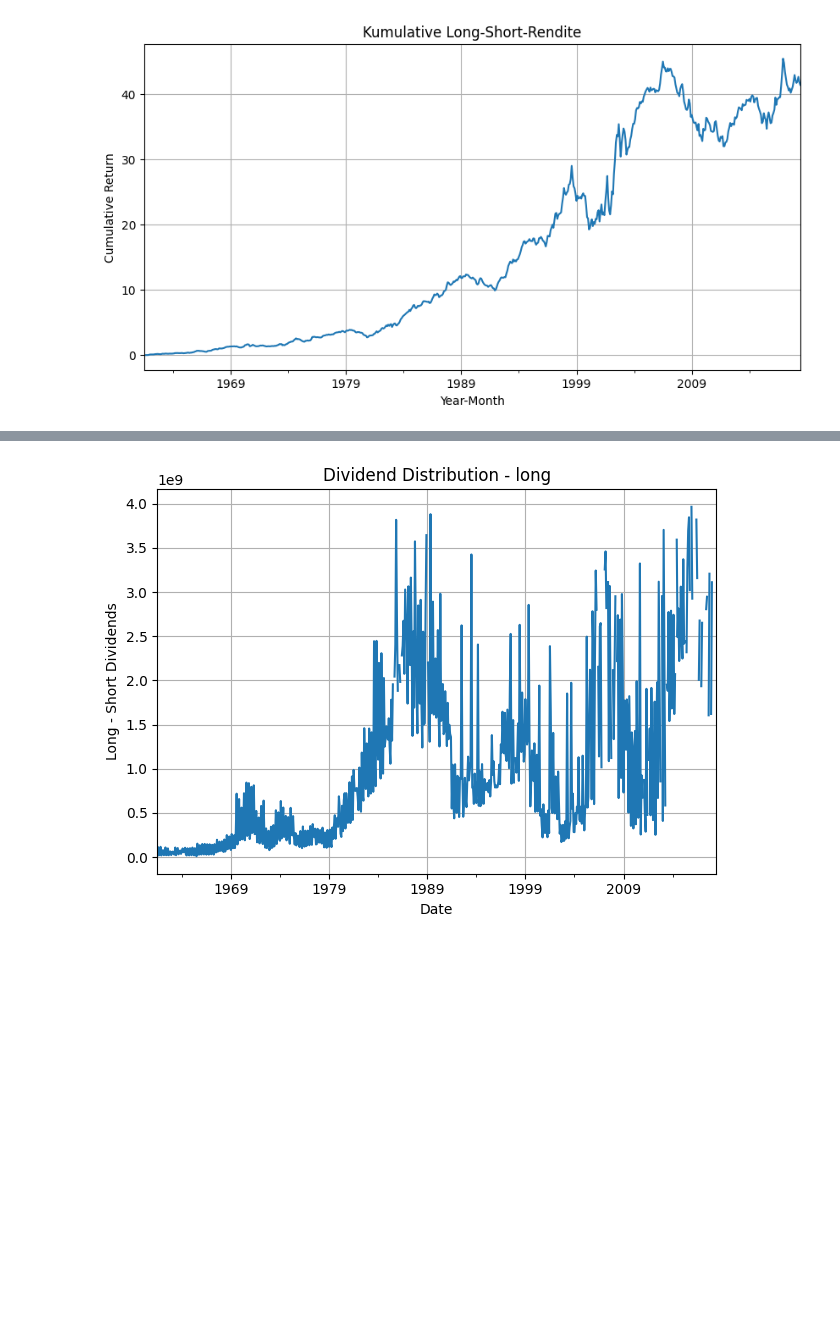
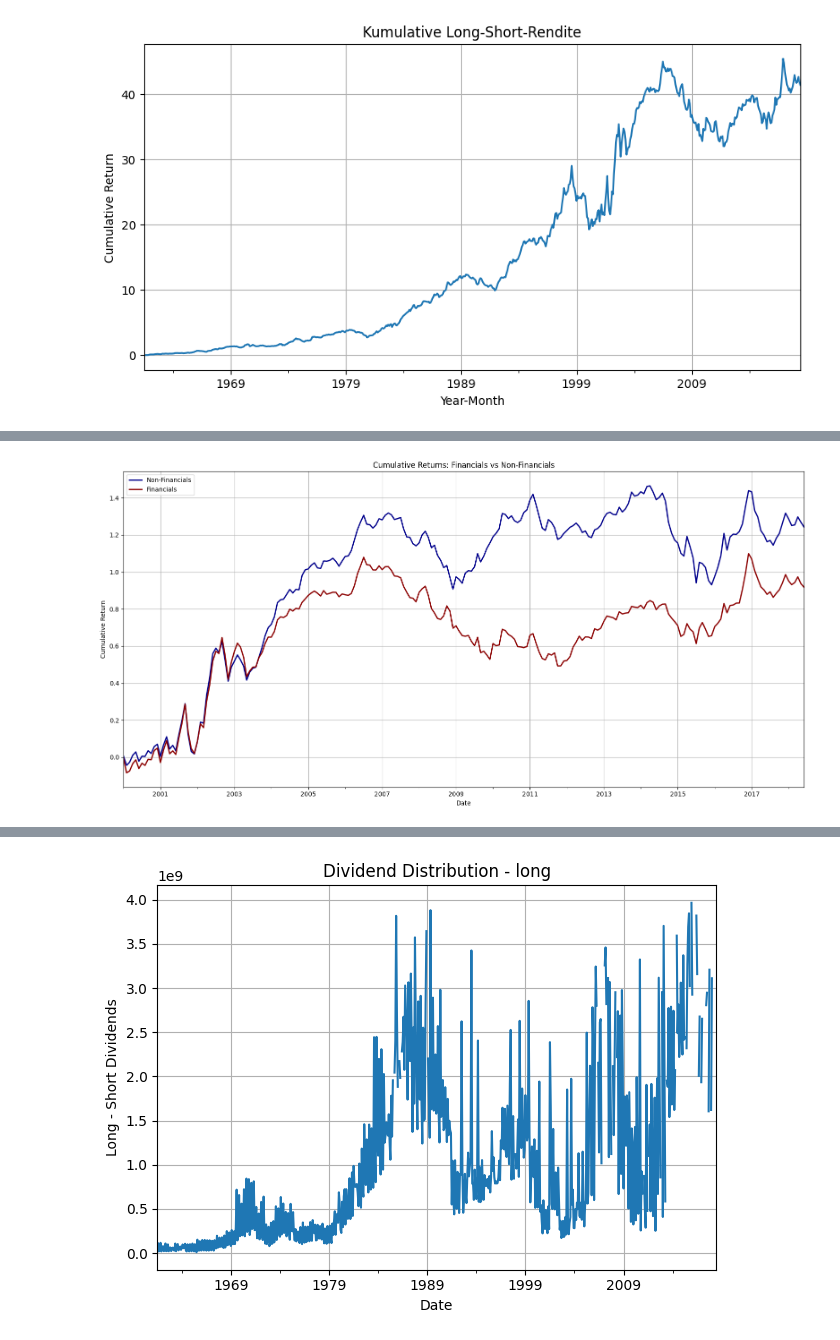
Before and after one commit to justusschenk/valueinvesting, a Jupyter notebook: Portfolio-composition.ipynb, the cells around one changed output, grey strips where cells are left out. Drawn from its saved outputs; the diff is of its cells as text; code cells hidden in the pictures; blank space fills up the shorter version.

Commit message:
run the portfolio comp. without financials

```diff
--- a/Portfolio-composition.ipynb
+++ b/Portfolio-composition.ipynb
@@ -830,3 +1259,29 @@ This is year (bottom):  1961
+# %%
+#Cumulative Return Comparison (with financials vs. without financials) post 2000
+
+df_ls_nonfin.rename(columns={'long_short_ret': 'lsret-nonfin'}, inplace=True)
+comparison_df = pd.concat([df_ls['long_short_ret'], df_ls_nonfin['lsret-nonfin']], axis=1, join='inner')
+comparison_df = comparison_df[comparison_df.index.year >= 2000]
+comparison_df['cumret'] = (1+comparison_df['long_short_ret']).cumprod() -1
+comparison_df['cumret-nonfin'] = (1+comparison_df['lsret-nonfin']).cumprod()-1
+
+#Create figure and axis
+plt.figure(figsize=(16, 8))
+
+# Plot both time series
+comparison_df['cumret-nonfin'].plot(linewidth=2, color="darkblue", label='Non-Financials')
+comparison_df['cumret'].plot(linewidth=2, color="darkred", label='Financials')
+
+# Add legend, labels, and grid
+plt.title("Cumulative Returns: Financials vs Non-Financials")
+plt.xlabel("Date")
+plt.ylabel("Cumulative Return")
+plt.legend()
+plt.grid(True)
+plt.tight_layout()
+plt.show()
+# %% [output]
+[figure, added]
 # %%
 #Permno Tracking
 # Finalize remaining durations (for stocks that never switched)
```
Also changed, not shown: parts of 6 cells of this notebook, 4 other files.
